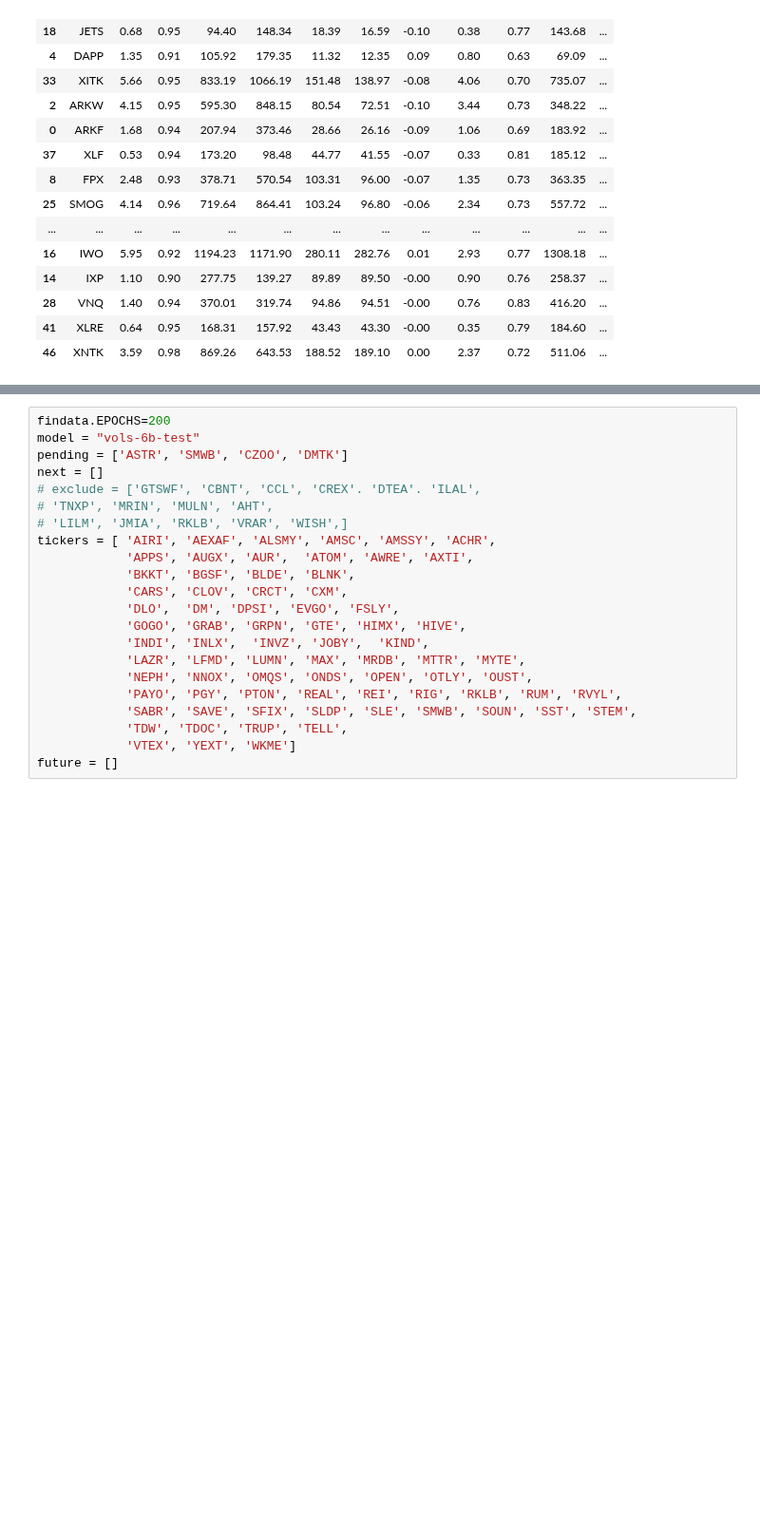
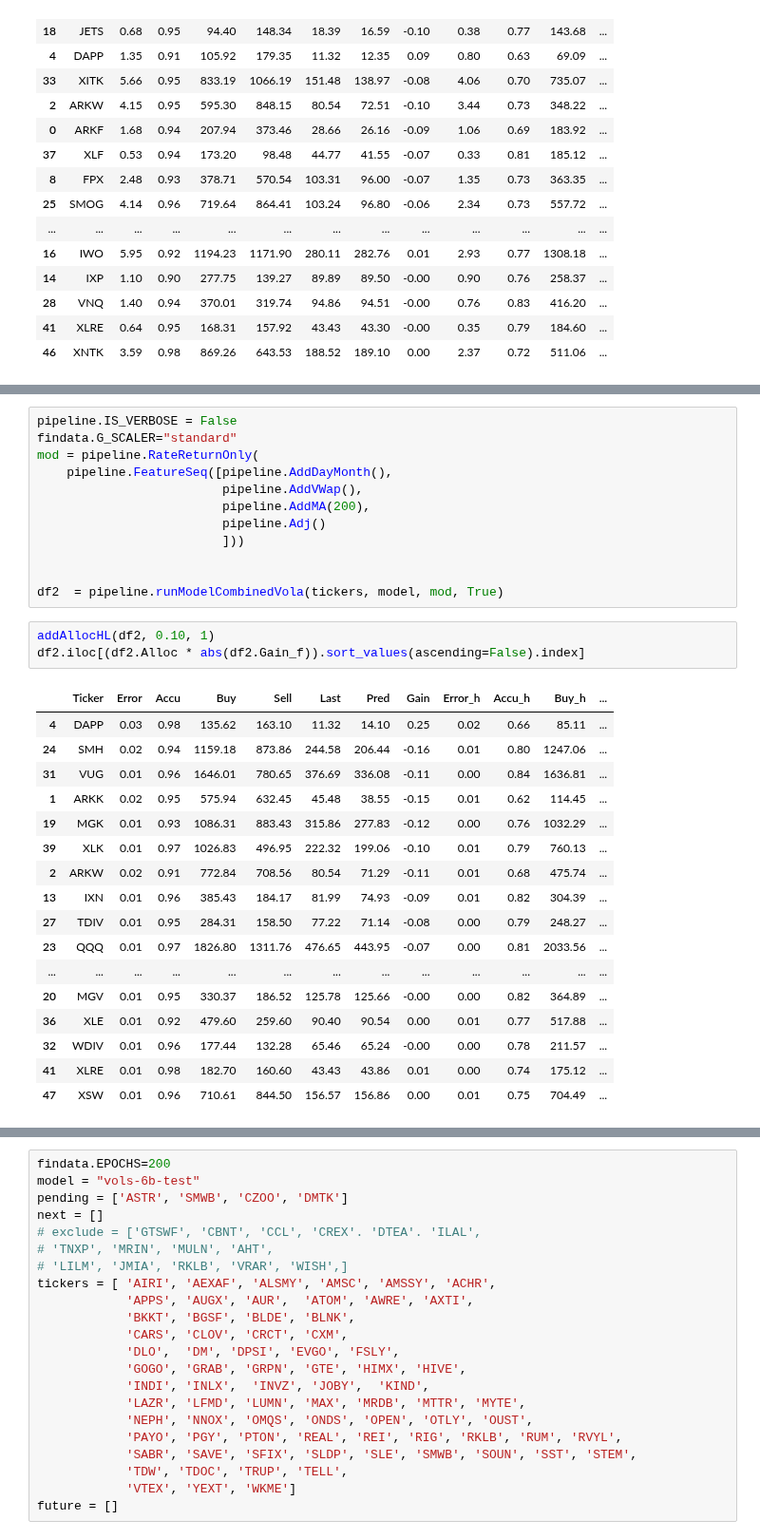
Before and after one commit to ahsank/StockML, a Jupyter notebook: TestLocal.ipynb, the cells around one changed output, grey strips where cells are left out. Shown at 95% size. Drawn from its saved outputs; the diff is of its cells as text; blank space fills up the shorter version.

Commit message:
Run using standard scaler

```diff
--- a/TestLocal.ipynb
+++ b/TestLocal.ipynb
@@ -136,3 +136,36 @@ mean_df_minmax
 # %% [output]
 |  | Error | Accu | Buy | Sell | Error_h | Accu_h | Buy_h | Sell_h | Error_l | Accu_l | Buy_l | ... |
 | 0 | 2.481458 | 0.938333 | 560.960625 | 437.012083 | 1.654167 | 0.764375 | 507.757917 | 377.844375 | 2.001667 | 0.664375 | 470.192083 | ... |
+# %%
+pipeline.IS_VERBOSE = False
+findata.G_SCALER="standard"
+mod = pipeline.RateReturnOnly(
+    pipeline.FeatureSeq([pipeline.AddDayMonth(),
+                         pipeline.AddVWap(),
+                         pipeline.AddMA(200),
+                         pipeline.Adj()
+                         ]))
+
+
+df2  = pipeline.runModelCombinedVola(tickers, model, mod, True)
+# %%
+addAllocHL(df2, 0.10, 1)
+df2.iloc[(df2.Alloc * abs(df2.Gain_f)).sort_values(ascending=False).index]
+# %% [output]
+|  | Ticker | Error | Accu | Buy | Sell | Last | Pred | Gain | Error_h | Accu_h | Buy_h | ... |
+| 4 | DAPP | 0.03 | 0.98 | 135.62 | 163.10 | 11.32 | 14.10 | 0.25 | 0.02 | 0.66 | 85.11 | ... |
+| 24 | SMH | 0.02 | 0.94 | 1159.18 | 873.86 | 244.58 | 206.44 | -0.16 | 0.01 | 0.80 | 1247.06 | ... |
+| 31 | VUG | 0.01 | 0.96 | 1646.01 | 780.65 | 376.69 | 336.08 | -0.11 | 0.00 | 0.84 | 1636.81 | ... |
+| 1 | ARKK | 0.02 | 0.95 | 575.94 | 632.45 | 45.48 | 38.55 | -0.15 | 0.01 | 0.62 | 114.45 | ... |
+| 19 | MGK | 0.01 | 0.93 | 1086.31 | 883.43 | 315.86 | 277.83 | -0.12 | 0.00 | 0.76 | 1032.29 | ... |
+| 39 | XLK | 0.01 | 0.97 | 1026.83 | 496.95 | 222.32 | 199.06 | -0.10 | 0.01 | 0.79 | 760.13 | ... |
+| 2 | ARKW | 0.02 | 0.91 | 772.84 | 708.56 | 80.54 | 71.29 | -0.11 | 0.01 | 0.68 | 475.74 | ... |
+| 13 | IXN | 0.01 | 0.96 | 385.43 | 184.17 | 81.99 | 74.93 | -0.09 | 0.01 | 0.82 | 304.39 | ... |
+| 27 | TDIV | 0.01 | 0.95 | 284.31 | 158.50 | 77.22 | 71.14 | -0.08 | 0.00 | 0.79 | 248.27 | ... |
+| 23 | QQQ | 0.01 | 0.97 | 1826.80 | 1311.76 | 476.65 | 443.95 | -0.07 | 0.00 | 0.81 | 2033.56 | ... |
+| ... | ... | ... | ... | ... | ... | ... | ... | ... | ... | ... | ... | ... |
+| 20 | MGV | 0.01 | 0.95 | 330.37 | 186.52 | 125.78 | 125.66 | -0.00 | 0.00 | 0.82 | 364.89 | ... |
+| 36 | XLE | 0.01 | 0.92 | 479.60 | 259.60 | 90.40 | 90.54 | 0.00 | 0.01 | 0.77 | 517.88 | ... |
+| 32 | WDIV | 0.01 | 0.96 | 177.44 | 132.28 | 65.46 | 65.24 | -0.00 | 0.00 | 0.78 | 211.57 | ... |
+| 41 | XLRE | 0.01 | 0.98 | 182.70 | 160.60 | 43.43 | 43.86 | 0.01 | 0.00 | 0.74 | 175.12 | ... |
+| 47 | XSW | 0.01 | 0.96 | 710.61 | 844.50 | 156.57 | 156.86 | 0.00 | 0.01 | 0.75 | 704.49 | ... |
```
Also changed, not shown: parts of 2 cells of this notebook.
